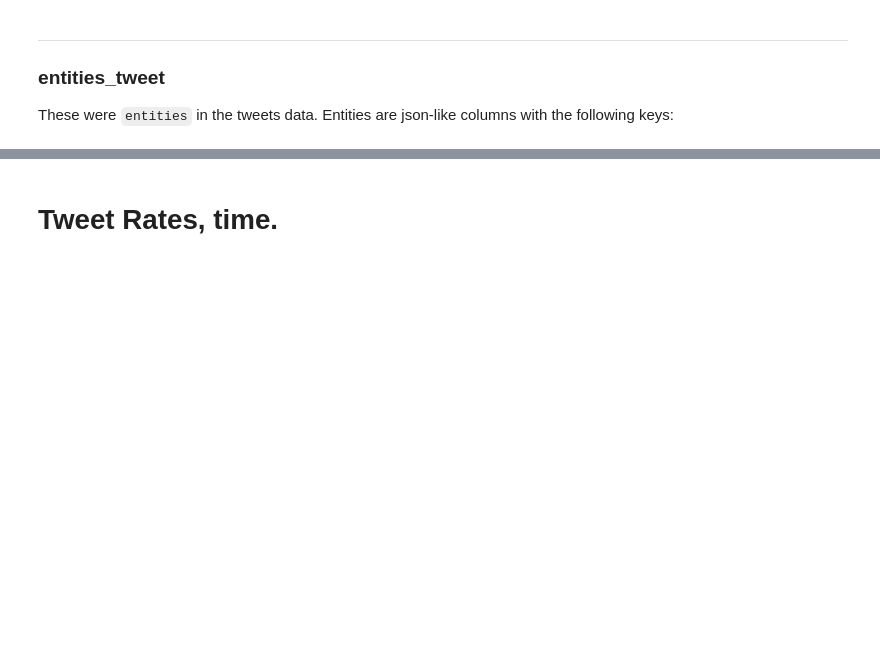
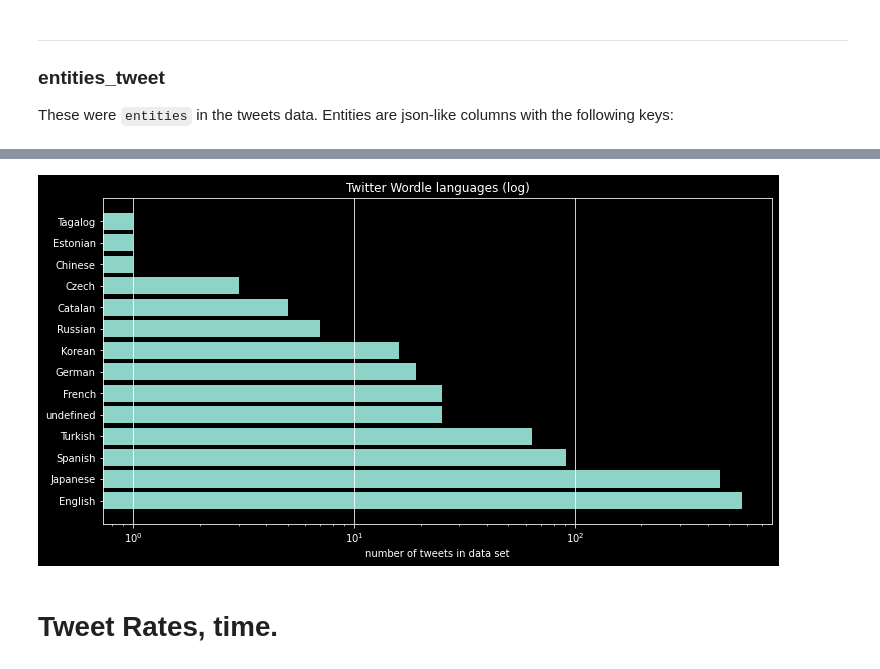
Before and after one commit to dtersegno/capstone, a Jupyter notebook: data_acquisition/4_EDA.ipynb, the cells around one changed output, grey strips where cells are left out. Cells and saved outputs as stored; diff of their text form; code cells hidden in the pictures; blank space fills up the shorter version.

```diff
--- a/data_acquisition/4_EDA.ipynb
+++ b/data_acquisition/4_EDA.ipynb
@@ -797,3 +815,0 @@ tudf['entities_tweet'].head()
-# %%
-
-tudf = expand_json_cols(tudf, ['entities_tweet'], drop_json_cols=True).head()
@@ -801,0 +816,2 @@ KeyError: 'entities_tweet'
+# %%
+tudf = expand_json_cols(tudf, ['entities_tweet'], drop_json_cols=True)
@@ -802,3 +876,8 @@ KeyError: 'entities_tweet'
+# %%
+#language distribution of possibly_sensitive
+plot_tweet_languages(tudf[tudf['possibly_sensitive']], figsize = (12,6), num_text=False, reverse = False)
+# %% [output]
+[figure, added]
 # %% [markdown]
 # Tweet Rates, time.
 # %%
```
Also changed, not shown: parts of 136 cells of this notebook.
